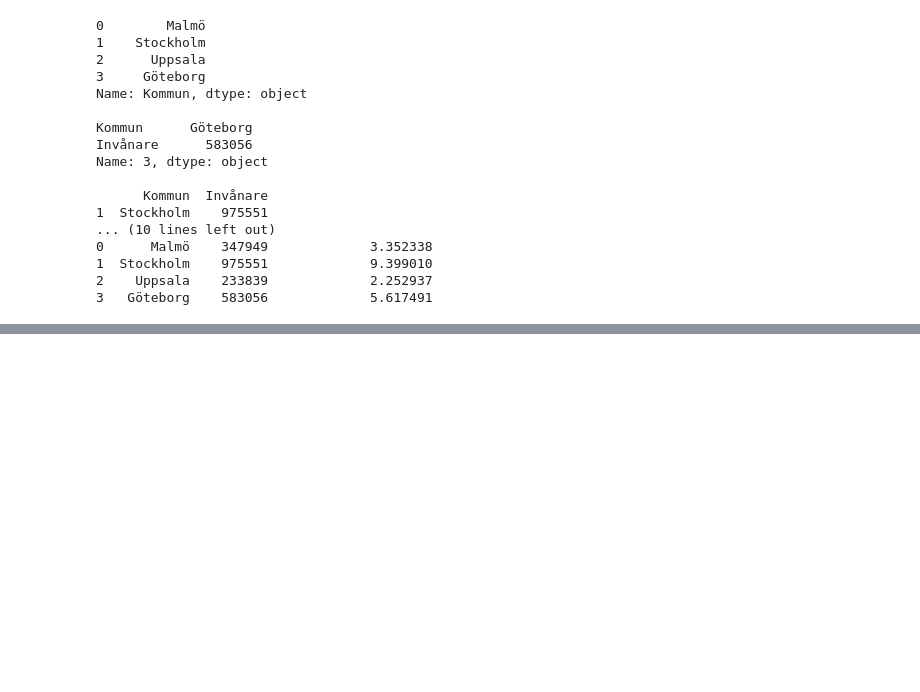
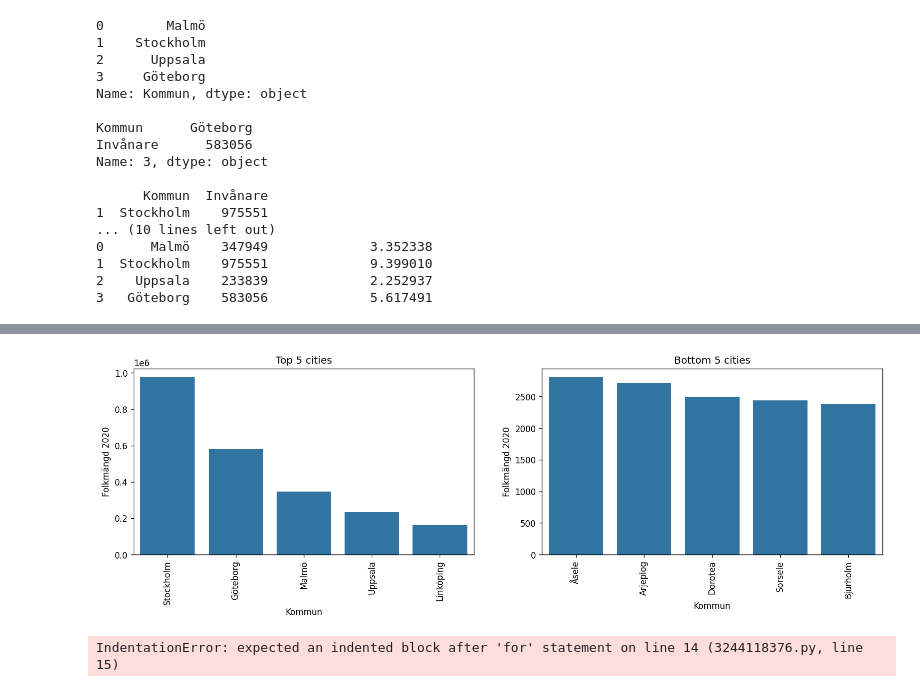
Before and after one commit to HanFredriksson/AI-plugg-filer-Hannes-Fredriksson, a Jupyter notebook: Databehandling/Exercises/Exercises-00.ipynb, the cells around one changed output, grey strips where cells are left out. Cells and saved outputs as stored; diff of their text form; code cells hidden in the pictures; blank space fills up the shorter version.

```diff
--- a/Databehandling/Exercises/Exercises-00.ipynb
+++ b/Databehandling/Exercises/Exercises-00.ipynb
@@ -32,3 +32,21 @@ Name: 3, dtype: object
 1  Stockholm    975551             9.399010
 2    Uppsala    233839             2.252937
 3   Göteborg    583056             5.617491
+# %%
+import matplotlib.pyplot as plt
+import seaborn as sns
+
+komtopp = pd.read_excel("../data/komtopp50_2020.xlsx",sheet_name="Totalt", header=[6])
+komtopp = komtopp.rename(columns= {2020:"Rang 2020", 2019:"Rang 2019", "Unnamed: 2": "Kommun", "2020.1":"Folkmängd 2020", "2019.1":"Folkmängd 2019", "%": "Förändring"})
+komtopp_sorted = komtopp.sort_values(by= "Rang 2020").reset_index(drop=True)
+komtopp_top5 = komtopp_sorted.head().reset_index(drop=True)
+komtopp_bottom5 = komtopp_sorted.tail().reset_index(drop=True)
+population2019 = komtopp["Folkmängd 2019"].sum()
+population2020 = komtopp["Folkmängd 2020"].sum()
+
+
+print(f"{komtopp.head()}\n")
+print(f"{komtopp_sorted.head()}\n")
+print(f"Top 5 \n{komtopp_top5}\n")
+print(f"Befolking 2019: {population2019} invånare\n")
+print(f"Befolking 2020: {population2020} invånare\n")
@@ -34,0 +71,44 @@ Name: 3, dtype: object
+# %%
+fig, axes = plt.subplots(1,2, dpi=120, figsize=(16,4))
+
+titles = ["Top 5 cities", "Bottom 5 cities"]
+data_frames = [komtopp_top5, komtopp_bottom5]
+x_column = komtopp_top5["Kommun"], komtopp_bottom5["Kommun"]
+
+for i, (data, title) in enumerate(zip(data_frames, titles)):
+    sns.barplot(data = data, x=x_column[i], y="Folkmängd 2020", ax = axes[i])
+    axes[i].set(title=title)
+    axes[i].set_xticklabels(axes[i].get_xticklabels(), rotation=90)
+# %% [output]
+[figure, added]
+# %%
+def make_df(path, sheet, line, given_colums):
+    data = pd.read_excel(path ,sheet_name=sheet, header=[line])
+    data = data.rename(columns= given_colums)
+    data = data.assign(Kön= sheet)
+    return data
+
+def merge_slice (df1, df2, i1, i2):
+    merge_df = pd.concat([df1, df2])
+    merge_df = merge_df.loc[:, i1:i2]
+    return merge_df
+
+def total_pop(df, colum):
+
+        population.update = {colum :df1[colum].sum + df2[colum].sum}
+    df_pop = pd.DataFrame({"Kommun":df1.iloc["Kommun", "Tot pop 2020": population["Folkmängd 20202"], "Tot pop 2019": population["Folkmängd 20219"]]})
+
+
+
+
+path = "../data/komtopp50_2020.xlsx"
+given_colums =  {2020:"Rang 2020", 2019:"Rang 2019", "Unnamed: 2": "Kommun", "2020.1":"Folkmängd 2020", "2019.1":"Folkmängd 2019", "%": "Förändring"}
+male_df = make_df(path, "Män", 6, given_colums)
+female_df = make_df(path, "Kvinnor", 6, given_colums)
+female_male = merge_slice(male_df, female_df, "Kommun", "Kön")
+
+#print(f"{male_df.head()}\n")
+#print(f"{female_df.head()}\n")
+print(f"{female_male}\n")
+# %% [output]
+IndentationError: expected an indented block after 'for' statement on line 14 (3244118376.py, line 15)
```
Also changed, not shown: parts of 1 cell of this notebook, 1 other file.
